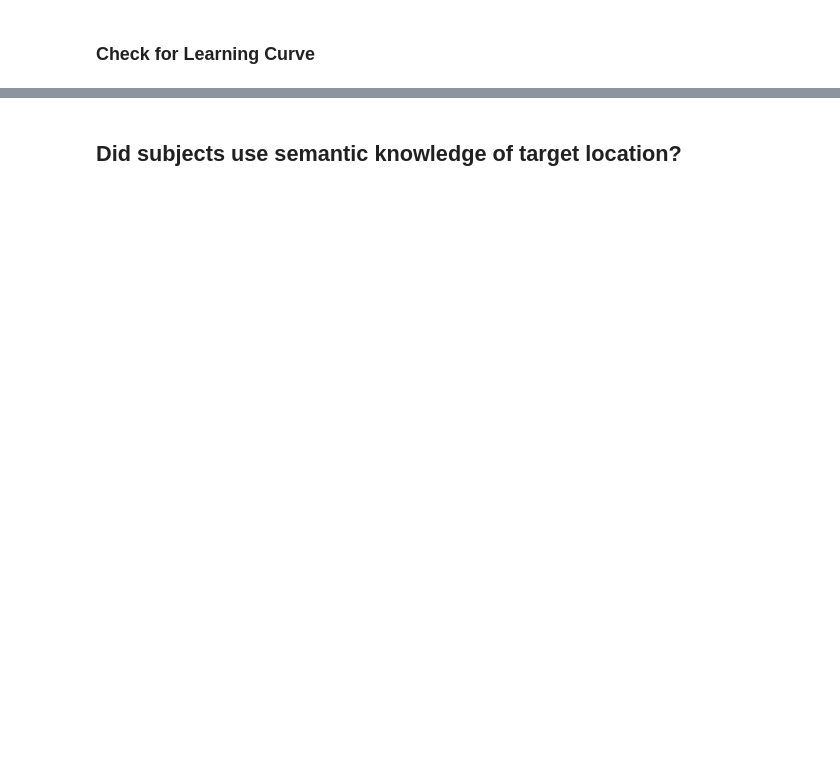
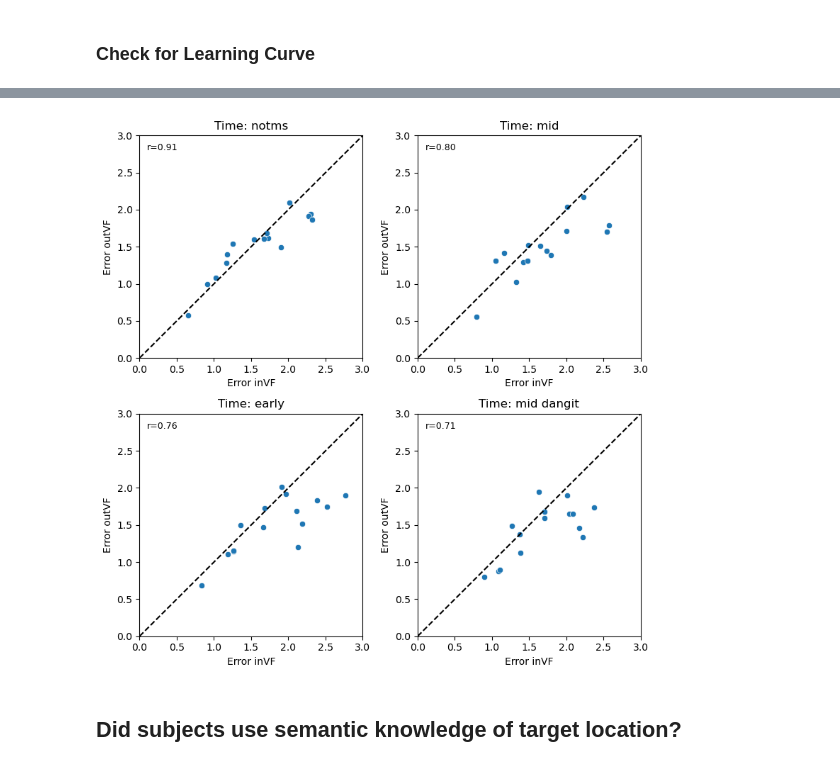
Before and after one commit to mindemory/mgs_stimul, a Jupyter notebook: mgsAnalysis/analysisEye/main.ipynb, the cells around one changed output, grey strips where cells are left out. Saved outputs shown, nothing was run; the diff lists cells and outputs as text; code cells hidden in the pictures; blank space fills up the shorter version.

```diff
--- a/mgsAnalysis/analysisEye/main.ipynb
+++ b/mgsAnalysis/analysisEye/main.ipynb
@@ -530,3 +565,29 @@ No artists with labels found to put in legend.  Note that artists whose label st
+# %%
+plt.figure(figsize=(8, 8))
+
+for i, time in enumerate(times, 1):
+    plt.subplot(2, 2, i)
+
+    df_inVF = df_plot[(df_plot['time'] == time) & (df_plot['VF'] == 1)][['subjID', 'mean']]
+    df_outVF = df_plot[(df_plot['time'] == time) & (df_plot['VF'] == 0)][['subjID', 'mean']]
+    df_inVF.rename(columns={'mean': 'mean_inVF'}, inplace=True)
+    df_outVF.rename(columns={'mean': 'mean_outVF'}, inplace=True)
+    merged_df = pd.merge(df_inVF, df_outVF, on='subjID')
+
+    sns.scatterplot(data=merged_df, x='mean_inVF', y='mean_outVF')
+    plt.plot([0, 3], [0, 3], 'k--')
+    plt.xlim([0, 3])
+    plt.ylim([0, 3])
+    corr, _ = stats.pearsonr(merged_df['mean_inVF'], merged_df['mean_outVF'])
+    plt.text(0.1, 2.8, f'r={corr:.2f}', fontsize=9, color='black')
+    plt.title(f'Time: {time}')
+    plt.xlabel('Error inVF')
+    plt.ylabel('Error outVF')
+
+plt.tight_layout()
+plt.show()
+# %% [output]
+[figure, added]
 # %% [markdown]
 ## Did subjects use semantic knowledge of target location?
 # %%
```
Also changed, not shown: parts of 7 cells of this notebook, 7 other files.
